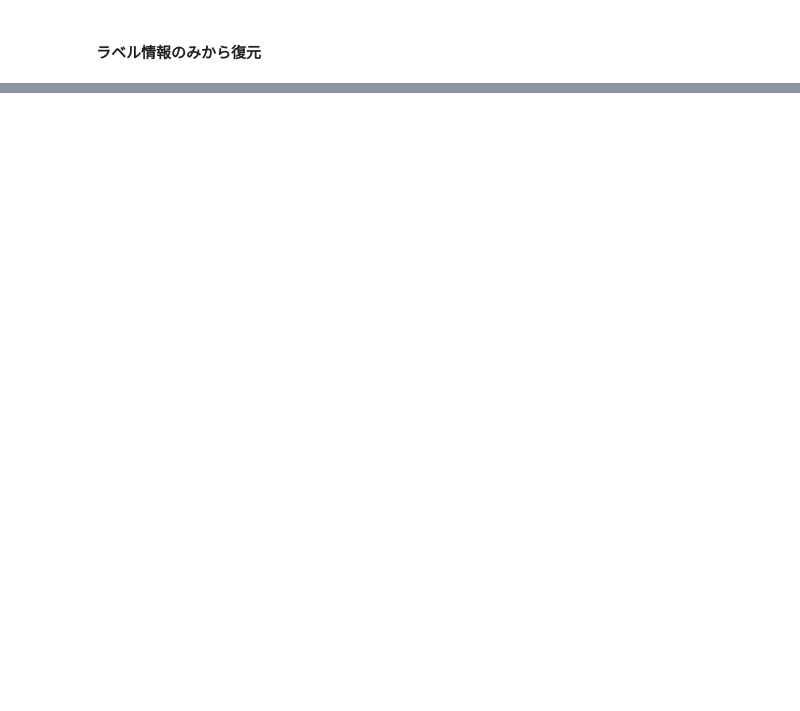
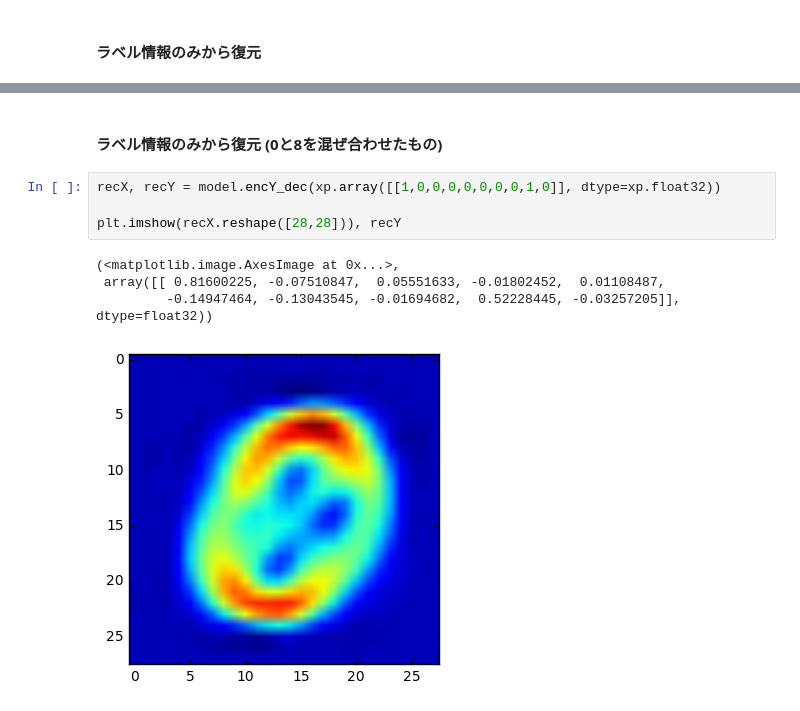
Before and after one commit to LittleWat/CommonRepresentationLearning, a Jupyter notebook: CorrNet.ipynb, the cells around one changed output, grey strips where cells are left out. Saved outputs shown, nothing was run; the diff lists cells and outputs as text; blank space fills up the shorter version.

```diff
--- a/CorrNet.ipynb
+++ b/CorrNet.ipynb
@@ -283,0 +313,11 @@ plt.imshow(recX.reshape([28,28])), recY
+# %% [markdown]
+#### ラベル情報のみから復元 (0と8を混ぜ合わせたもの)
+# %%
+recX, recY = model.encY_dec(xp.array([[1,0,0,0,0,0,0,0,1,0]], dtype=xp.float32))
+
+plt.imshow(recX.reshape([28,28])), recY
+# %% [output]
+(<matplotlib.image.AxesImage at 0x...>,
+ array([[ 0.81600225, -0.07510847,  0.05551633, -0.01802452,  0.01108487,
+         -0.14947464, -0.13043545, -0.01694682,  0.52228445, -0.03257205]], dtype=float32))
+[figure, added]
```
Also changed, not shown: parts of 9 cells of this notebook, 1 other file.
